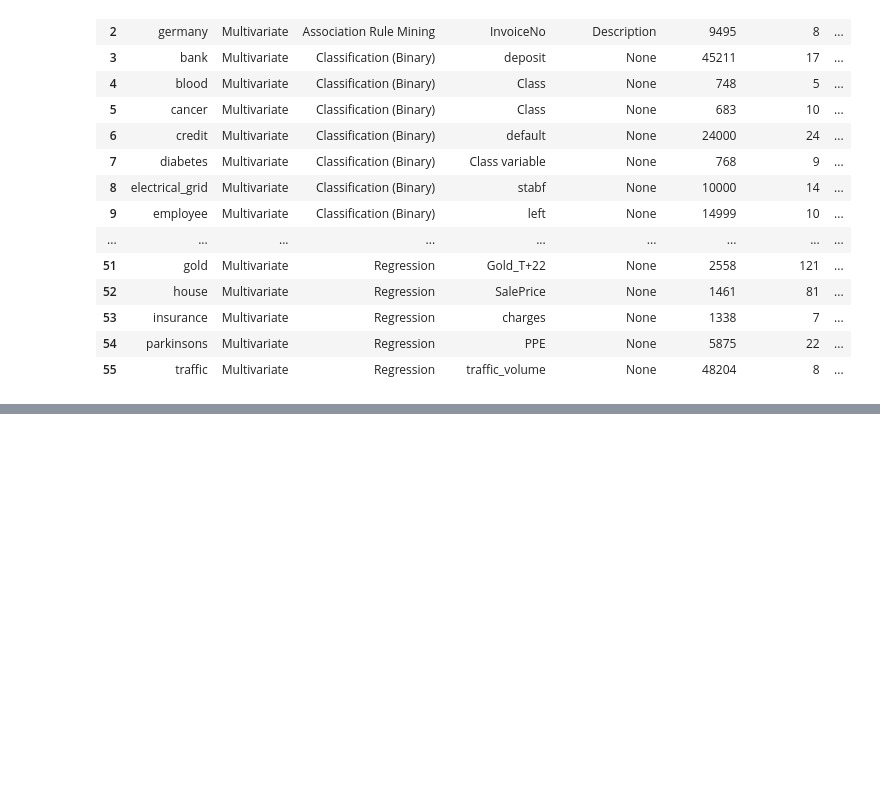
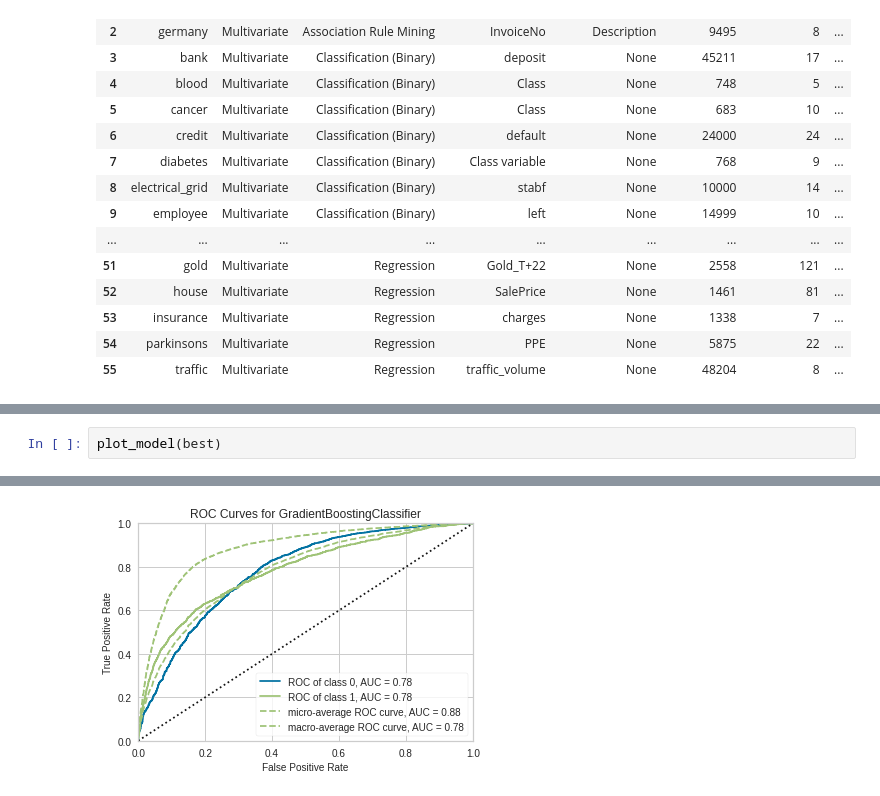
Before and after one commit to coen2812023/Classification, a Jupyter notebook: pycaret_3_0_rc.ipynb, the cells around one changed output, grey strips where cells are left out. Cells and saved outputs as stored; diff of their text form; blank space fills up the shorter version.

```diff
--- a/pycaret_3_0_rc.ipynb
+++ b/pycaret_3_0_rc.ipynb
@@ -149,0 +110,3 @@ LinearDiscriminantAnalysis(covariance_estimator=None, n_components=None,
+# %%
+plot_model(best)
+# %% [output]
@@ -149,0 +114 @@ LinearDiscriminantAnalysis(covariance_estimator=None, n_components=None,
+[figure, added]
```
Also changed, not shown: parts of 12 cells of this notebook.
